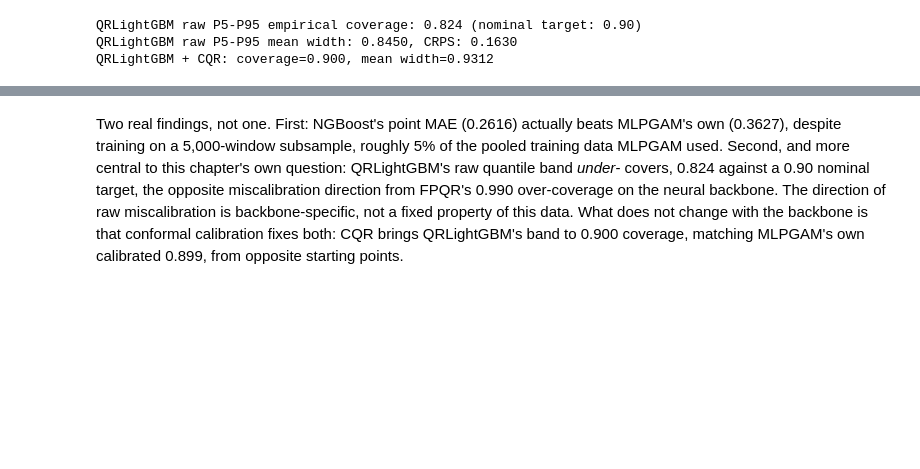
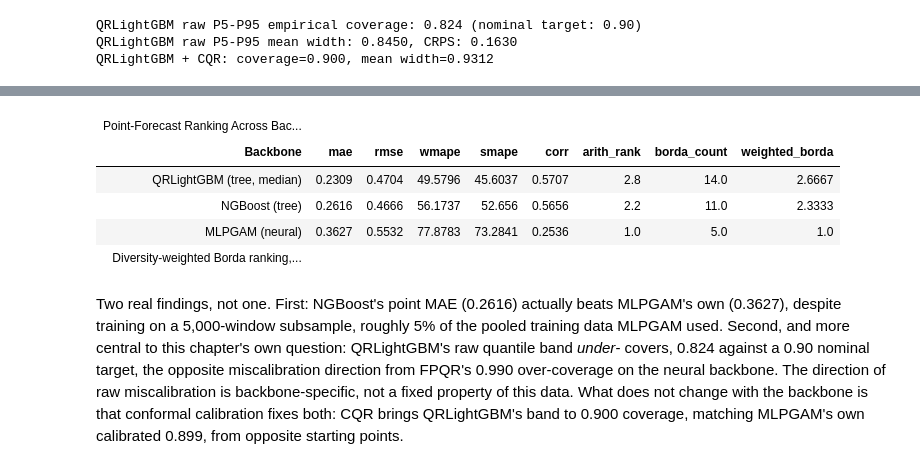
Before and after one commit to sambaiga/ml-energy-disaggregation, a Jupyter notebook: book/05-forecasting/03-probabilistic-forecasting-code.ipynb, the cells around one changed output, grey strips where cells are left out. Cells and saved outputs as stored; diff of their text form; code cells hidden in the pictures; blank space fills up the shorter version.

```diff
--- a/book/05-forecasting/03-probabilistic-forecasting-code.ipynb
+++ b/book/05-forecasting/03-probabilistic-forecasting-code.ipynb
@@ -719,5 +784,43 @@ themed_gt(
 | QRLightGBM (tree) | Conformal (CQR) |  | 0.9 | 0.9312 |
 | 342 real AusNet customers; tree b... |  |  |  |  |
+# %%
+from twiga.core.metrics import get_pointwise_metrics
+
+from ark.evaluate.ranking import rank_models
+
+# Same multi-metric, diversity-weighted ranking Chapter 2 already built,
+# reused verbatim here rather than a second MAE-only leaderboard: MAE alone
+# hides whether a backbone that wins on MAE also wins on correlation, bias,
+# or scale-independent error, so it does not settle the "does the backbone
+# matter" question on its own.
+point_preds = {
+    "MLPGAM (neural)": loc,
+    "NGBoost (tree)": loc_ngb,
+    "QRLightGBM (tree, median)": quantiles_lgbm[:, lgbm_p50_idx, :],
+}
+POINT_METRICS = ["mae", "rmse", "wmape", "smape", "corr"]
+point_scores = pd.concat(
+    [
+        get_pointwise_metrics(y_test_flat.reshape(-1), pred.reshape(-1), metric_names=POINT_METRICS)
+        for pred in point_preds.values()
+    ],
+    ignore_index=True,
+)
+point_scores.index = list(point_preds.keys())
+ranked = rank_models(point_scores)
+themed_gt(
+    GT(ranked.round(4).reset_index().rename(columns={"index": "Backbone"}))
+    .tab_header(title=md("**Point-Forecast Ranking Across Backbones**"))
+    .tab_source_note("Diversity-weighted Borda ranking, same mechanism as Part 5 Chapter 2"),
+    n_rows=len(ranked),
+)
+# %% [output]
+| Point-Forecast Ranking Across Bac... |  |  |  |  |  |  |  |  |
+| Backbone | mae | rmse | wmape | smape | corr | arith_rank | borda_count | weighted_borda |
+| QRLightGBM (tree, median) | 0.2309 | 0.4704 | 49.5796 | 45.6037 | 0.5707 | 2.8 | 14.0 | 2.6667 |
+| NGBoost (tree) | 0.2616 | 0.4666 | 56.1737 | 52.656 | 0.5656 | 2.2 | 11.0 | 2.3333 |
+| MLPGAM (neural) | 0.3627 | 0.5532 | 77.8783 | 73.2841 | 0.2536 | 1.0 | 5.0 | 1.0 |
+| Diversity-weighted Borda ranking,... |  |  |  |  |  |  |  |  |
 # %% [markdown]
 Two real findings, not one. First: NGBoost's point MAE (0.2616) actually
 beats MLPGAM's own (0.3627), despite training on a 5,000-window subsample,
```
Also changed, not shown: parts of 14 cells of this notebook, 6 other files.
